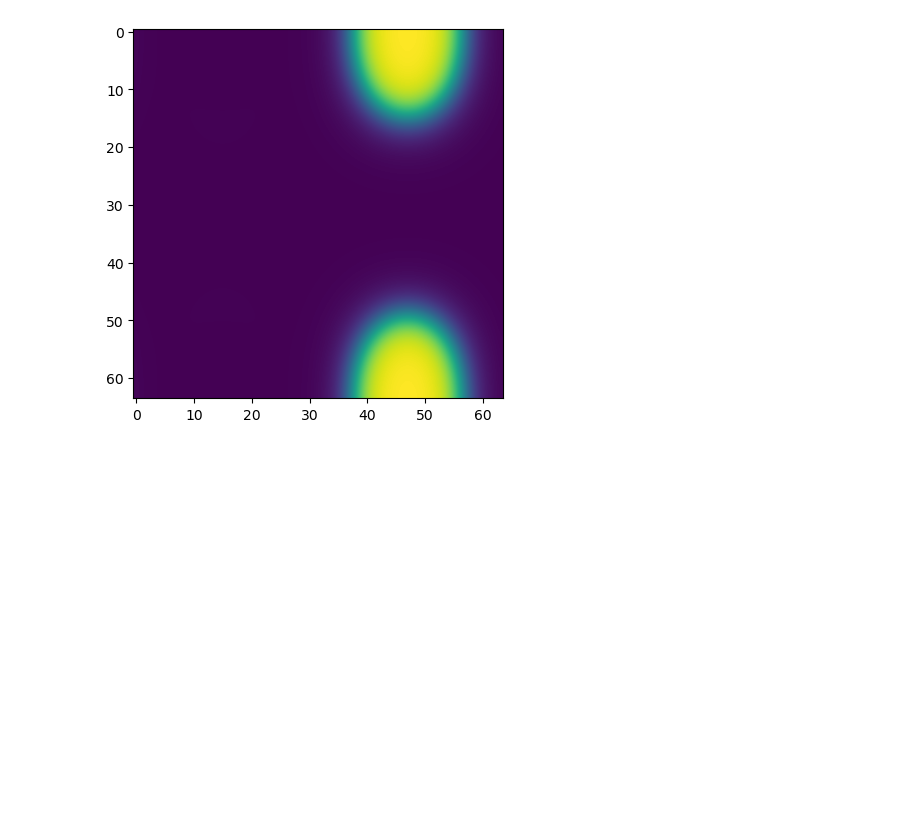
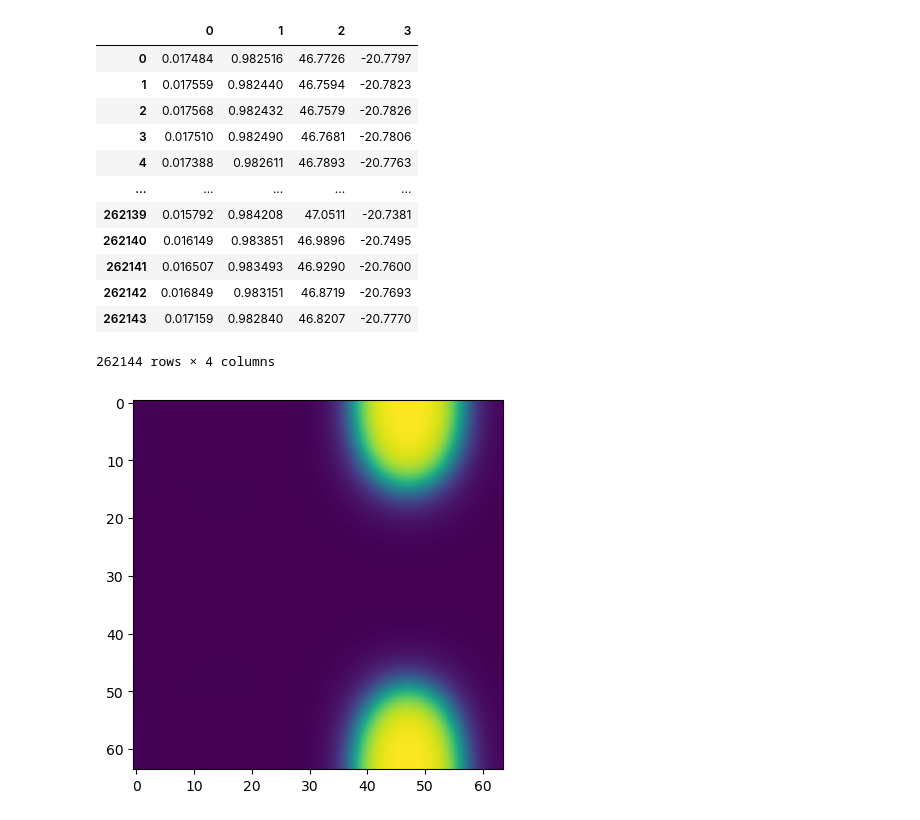
Before and after one commit to KangruiYuan/SimuBox, a Jupyter notebook: demo/base.ipynb, the cells around one changed output. Cells and saved outputs as stored; diff of their text form; code cells hidden in the pictures; blank space fills up the shorter version.

```diff
--- a/demo/base.ipynb
+++ b/demo/base.ipynb
@@ -6,3 +7,22 @@ import matplotlib as mpl
+# %%
+r = InfoReader('./datasets/Iso/')
+r.collect()
+# %%
+pd.read_csv('./datasets/Iso/phout.txt', skiprows=1, header=None, sep=r'[ ]+', engine='python')
+# %% [output]
+|  | 0 | 1 | 2 | 3 |
+| 0 | 0.017484 | 0.982516 | 46.7726 | -20.7797 |
+| 1 | 0.017559 | 0.982440 | 46.7594 | -20.7823 |
+| 2 | 0.017568 | 0.982432 | 46.7579 | -20.7826 |
+| 3 | 0.017510 | 0.982490 | 46.7681 | -20.7806 |
+| 4 | 0.017388 | 0.982611 | 46.7893 | -20.7763 |
+| ... | ... | ... | ... | ... |
+| 262139 | 0.015792 | 0.984208 | 47.0511 | -20.7381 |
+| 262140 | 0.016149 | 0.983851 | 46.9896 | -20.7495 |
+| 262141 | 0.016507 | 0.983493 | 46.9290 | -20.7600 |
+| 262142 | 0.016849 | 0.983151 | 46.8719 | -20.7693 |
+| 262143 | 0.017159 | 0.982840 | 46.8207 | -20.7770 |
+262144 rows × 4 columns
 # %%
 ir = InfoReader('./datasets/Info/')
 ir.read_block()
```
Also changed, not shown: parts of 1 cell of this notebook, 3 other files.
